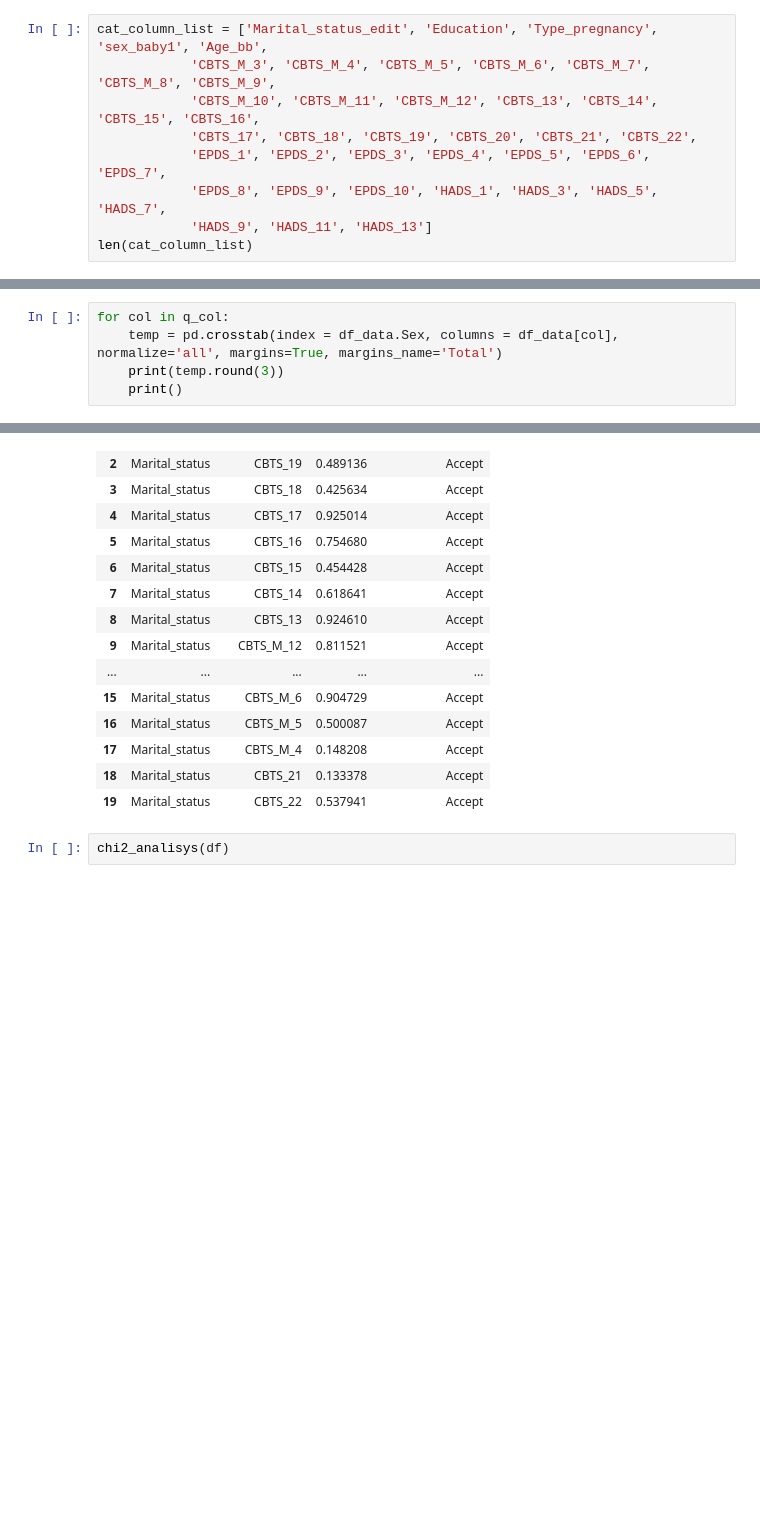
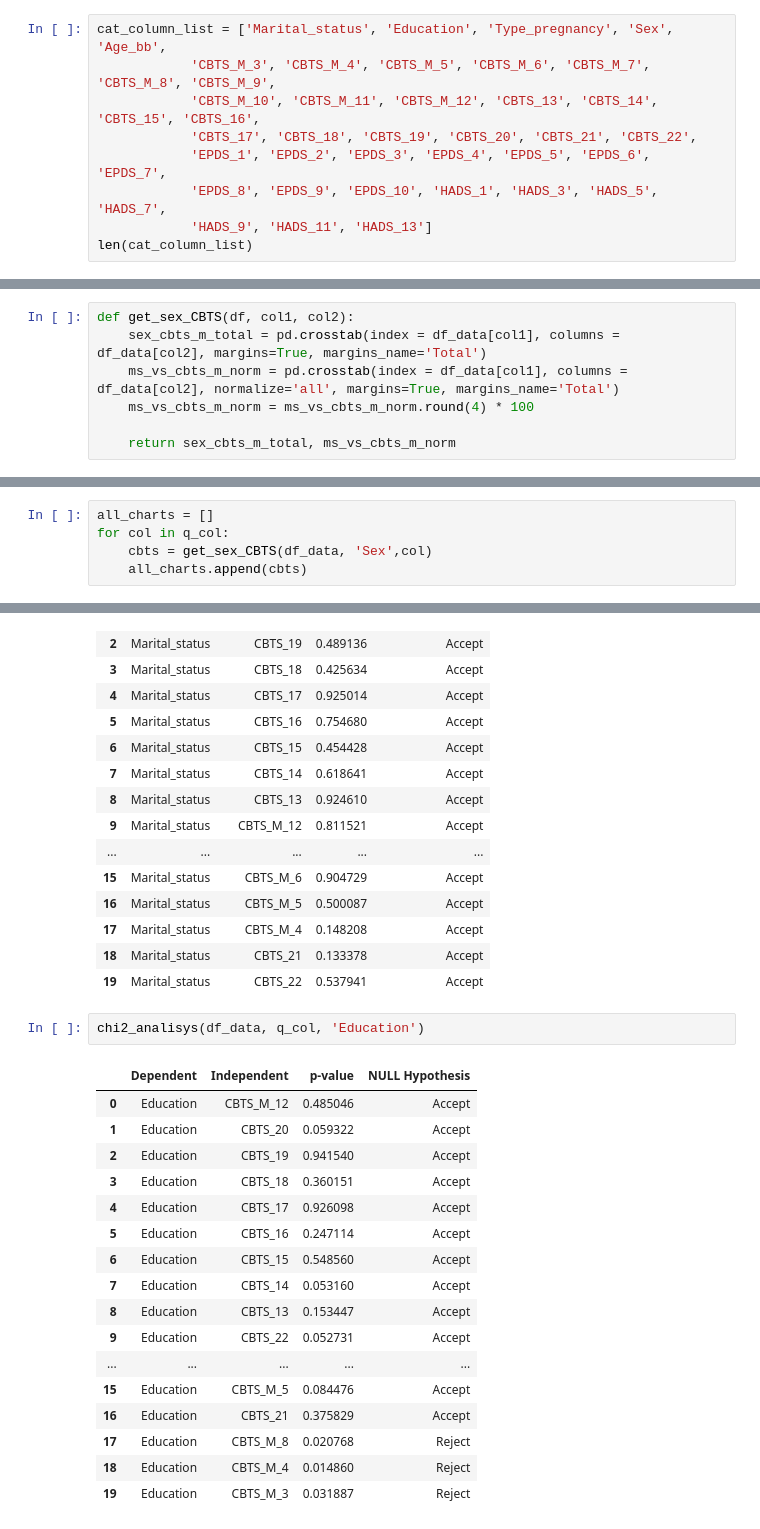
Before and after one commit to DRPwgu/maternal_health_on_infant_sleep, a Jupyter notebook: Data Exploration.ipynb, the cells around one changed output, grey strips where cells are left out. Saved outputs shown, nothing was run; the diff lists cells and outputs as text; blank space fills up the shorter version.

```diff
--- a/Data Exploration.ipynb
+++ b/Data Exploration.ipynb
@@ -313,7 +304,7 @@ df_data.describe(exclude='number')
 # %% [markdown]
 ### Categorical variables charts
 # %%
-cat_column_list = ['Marital_status_edit', 'Education', 'Type_pregnancy', 'sex_baby1', 'Age_bb',
+cat_column_list = ['Marital_status', 'Education', 'Type_pregnancy', 'Sex', 'Age_bb',
             'CBTS_M_3', 'CBTS_M_4', 'CBTS_M_5', 'CBTS_M_6', 'CBTS_M_7', 'CBTS_M_8', 'CBTS_M_9',
             'CBTS_M_10', 'CBTS_M_11', 'CBTS_M_12', 'CBTS_13', 'CBTS_14', 'CBTS_15', 'CBTS_16',
             'CBTS_17', 'CBTS_18', 'CBTS_19', 'CBTS_20', 'CBTS_21', 'CBTS_22',
@@ -376,5 +362,0 @@ ms_vs_cbts_m_3
-# %%
-for col in q_col:
-    temp = pd.crosstab(index = df_data.Sex, columns = df_data[col], normalize='all', margins=True, margins_name='Total')
-    print(temp.round(3))
-    print()
@@ -398,0 +365,7 @@ Total    0.466  0.198  0.195  0.141  1.000
+# %%
+def get_sex_CBTS(df, col1, col2):
+    sex_cbts_m_total = pd.crosstab(index = df_data[col1], columns = df_data[col2], margins=True, margins_name='Total')
+    ms_vs_cbts_m_norm = pd.crosstab(index = df_data[col1], columns = df_data[col2], normalize='all', margins=True, margins_name='Total')
+    ms_vs_cbts_m_norm = ms_vs_cbts_m_norm.round(4) * 100
+
+    return sex_cbts_m_total, ms_vs_cbts_m_norm
@@ -398,0 +374,5 @@ Total    0.466  0.198  0.195  0.141  1.000
+# %%
+all_charts = []
+for col in q_col:
+    cbts = get_sex_CBTS(df_data, 'Sex',col)
+    all_charts.append(cbts)
@@ -482,5 +468,23 @@ chi2_analisys(df_data, q_col, 'Marital_status')
 | 17 | Marital_status | CBTS_M_4 | 0.148208 | Accept |
 | 18 | Marital_status | CBTS_21 | 0.133378 | Accept |
 | 19 | Marital_status | CBTS_22 | 0.537941 | Accept |
-# %%
-chi2_analisys(df)
+# %%
+chi2_analisys(df_data, q_col, 'Education')
+# %% [output]
+|  | Dependent | Independent | p-value | NULL Hypothesis |
+| 0 | Education | CBTS_M_12 | 0.485046 | Accept |
+| 1 | Education | CBTS_20 | 0.059322 | Accept |
+| 2 | Education | CBTS_19 | 0.941540 | Accept |
+| 3 | Education | CBTS_18 | 0.360151 | Accept |
+| 4 | Education | CBTS_17 | 0.926098 | Accept |
+| 5 | Education | CBTS_16 | 0.247114 | Accept |
+| 6 | Education | CBTS_15 | 0.548560 | Accept |
+| 7 | Education | CBTS_14 | 0.053160 | Accept |
+| 8 | Education | CBTS_13 | 0.153447 | Accept |
+| 9 | Education | CBTS_22 | 0.052731 | Accept |
+| ... | ... | ... | ... | ... |
+| 15 | Education | CBTS_M_5 | 0.084476 | Accept |
+| 16 | Education | CBTS_21 | 0.375829 | Accept |
+| 17 | Education | CBTS_M_8 | 0.020768 | Reject |
+| 18 | Education | CBTS_M_4 | 0.014860 | Reject |
+| 19 | Education | CBTS_M_3 | 0.031887 | Reject |
```
Also changed, not shown: parts of 13 cells of this notebook, 2 other files.
